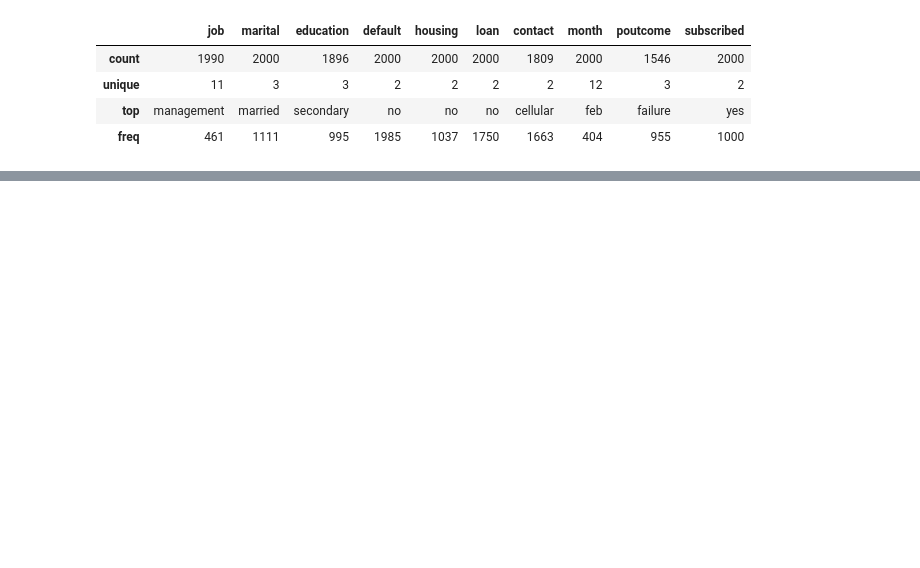
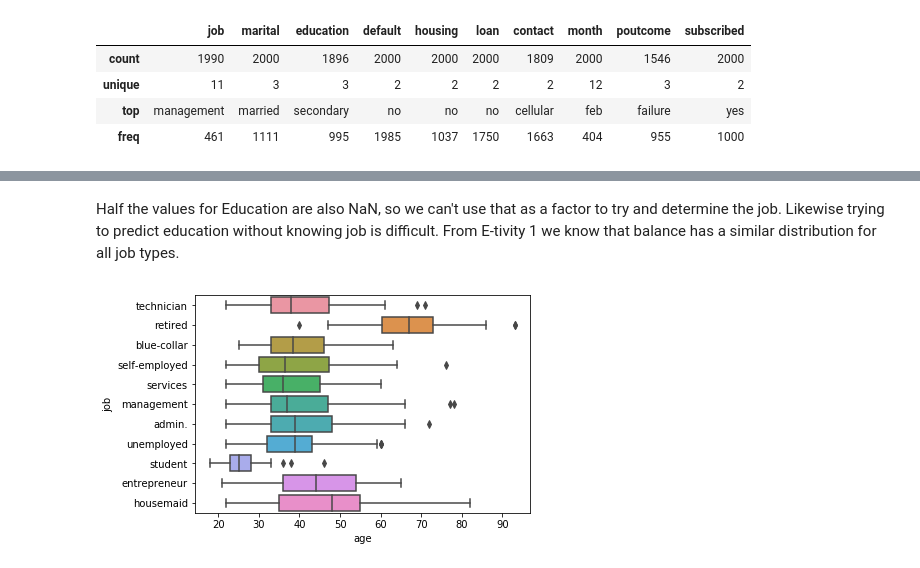
Before and after one commit to vipulpopat/MSCAI_Sem1_Etivity2, a Jupyter notebook: Etivity2_18195326.ipynb, the cells around one changed output, grey strips where cells are left out. Drawn from its saved outputs; the diff is of its cells as text; code cells hidden in the pictures; blank space fills up the shorter version.

```diff
--- a/Etivity2_18195326.ipynb
+++ b/Etivity2_18195326.ipynb
@@ -54,0 +102,10 @@ poutcome likely is too, but confirm
+# %%
+# Fill in Age based on Median per job.
+avg_age = df.pivot_table(values=['age'], index=['job'], aggfunc=np.mean)
+
+# Function that returns average age rounded.
+# TODO: Should it be floor?
+def get_avg_age(x):
+    return np.round(avg_age.loc[x['job'], 'age'])
+
+df['age'].fillna(df[df['age'].isnull()].apply(get_avg_age, axis=1), inplace=True)
@@ -54,0 +129,7 @@ poutcome likely is too, but confirm
+# %% [markdown]
+Half the values for Education are also NaN, so we can't use that as a factor to try and determine the job.  Likewise trying to predict education without knowing job is difficult.  From E-tivity 1 we know that balance has a similar distribution for all job types.
+# %%
+sns.boxplot(y='job', x='age', data=df)
+plt.show()
+# %% [output]
+[figure, added]
```
Also changed, not shown: parts of 28 cells of this notebook, 1 other file.
